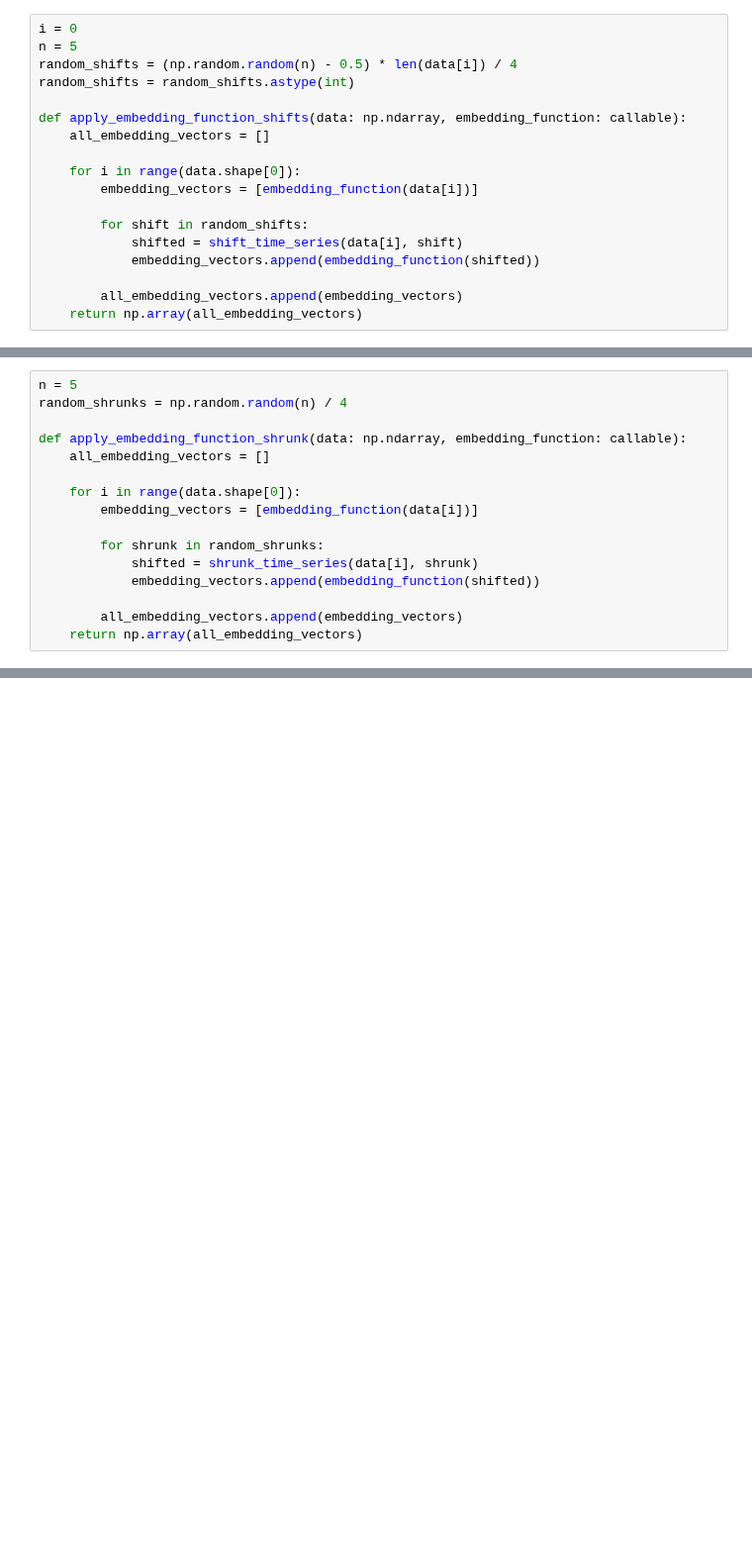
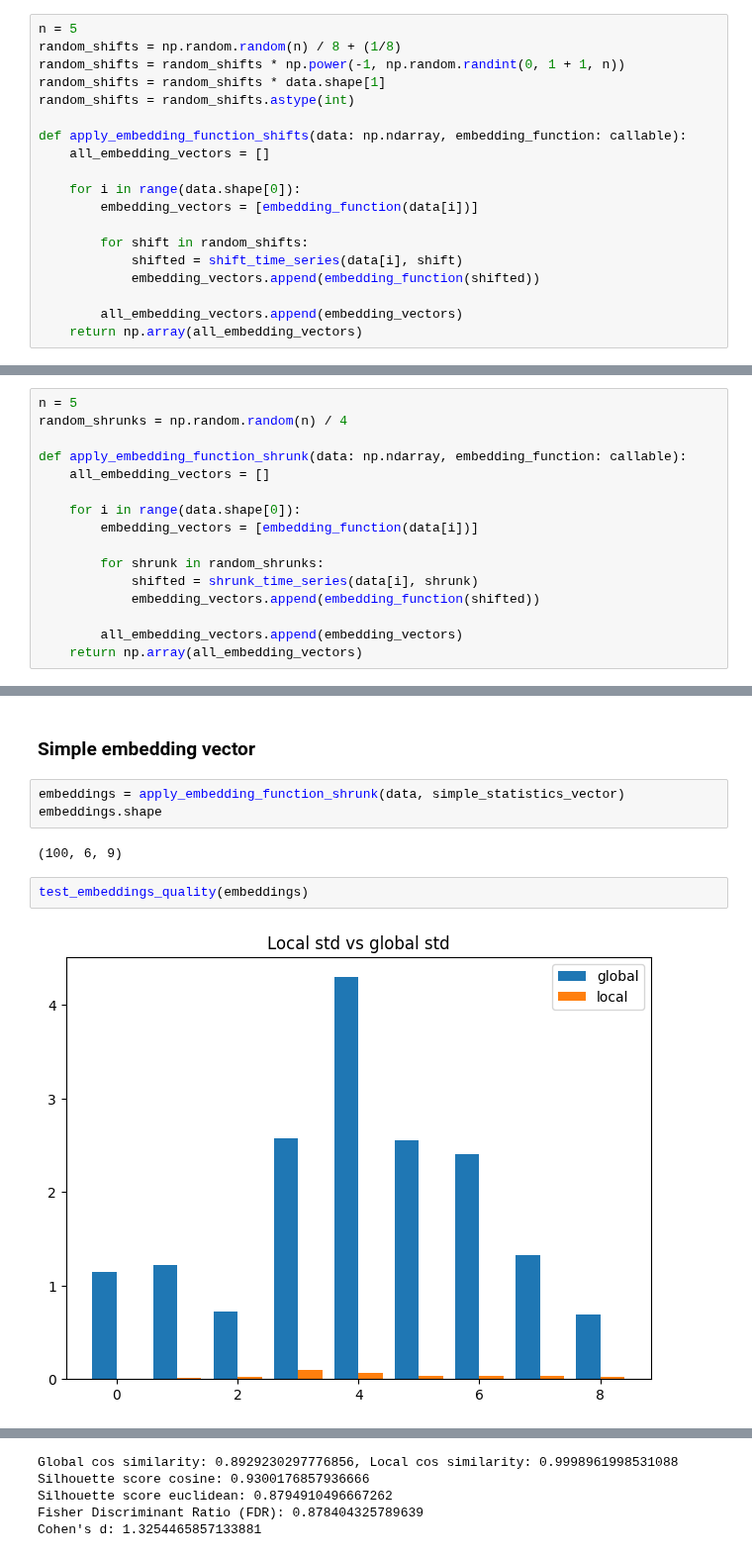
Before and after one commit to krzysztof-m-w/time-series-invariance, a Jupyter notebook: notebooks/evaluate_embeddings.ipynb, the cells around one changed output, grey strips where cells are left out. Shown at 99% size. Drawn from its saved outputs; the diff is of its cells as text; blank space fills up the shorter version.

```diff
--- a/notebooks/evaluate_embeddings.ipynb
+++ b/notebooks/evaluate_embeddings.ipynb
@@ -15,7 +69,8 @@ data = np.load(data_path)
 # %%
-i = 0
 n = 5
-random_shifts = (np.random.random(n) - 0.5) * len(data[i]) / 4
+random_shifts = np.random.random(n) / 8 + (1/8)
+random_shifts = random_shifts * np.power(-1, np.random.randint(0, 1 + 1, n))
+random_shifts = random_shifts * data.shape[1]
 random_shifts = random_shifts.astype(int)
 
 def apply_embedding_function_shifts(data: np.ndarray, embedding_function: callable):
@@ -71,0 +173,11 @@ print(np.mean(stds_local, axis=0))
+# %% [markdown]
+### Simple embedding vector
+# %%
+embeddings = apply_embedding_function_shrunk(data, simple_statistics_vector)
+embeddings.shape
+# %% [output]
+(100, 6, 9)
+# %%
+test_embeddings_quality(embeddings)
+# %% [output]
+[figure, added]
@@ -71,0 +185,5 @@ print(np.mean(stds_local, axis=0))
+Global cos similarity: 0.8929230297776856, Local cos similarity: 0.9998961998531088
+Silhouette score cosine: 0.9300176857936666
+Silhouette score euclidean: 0.8794910496667262
+Fisher Discriminant Ratio (FDR): 0.878404325789639
+Cohen's d: 1.3254465857133881
```
Also changed, not shown: parts of 41 cells of this notebook, 2 other files.
